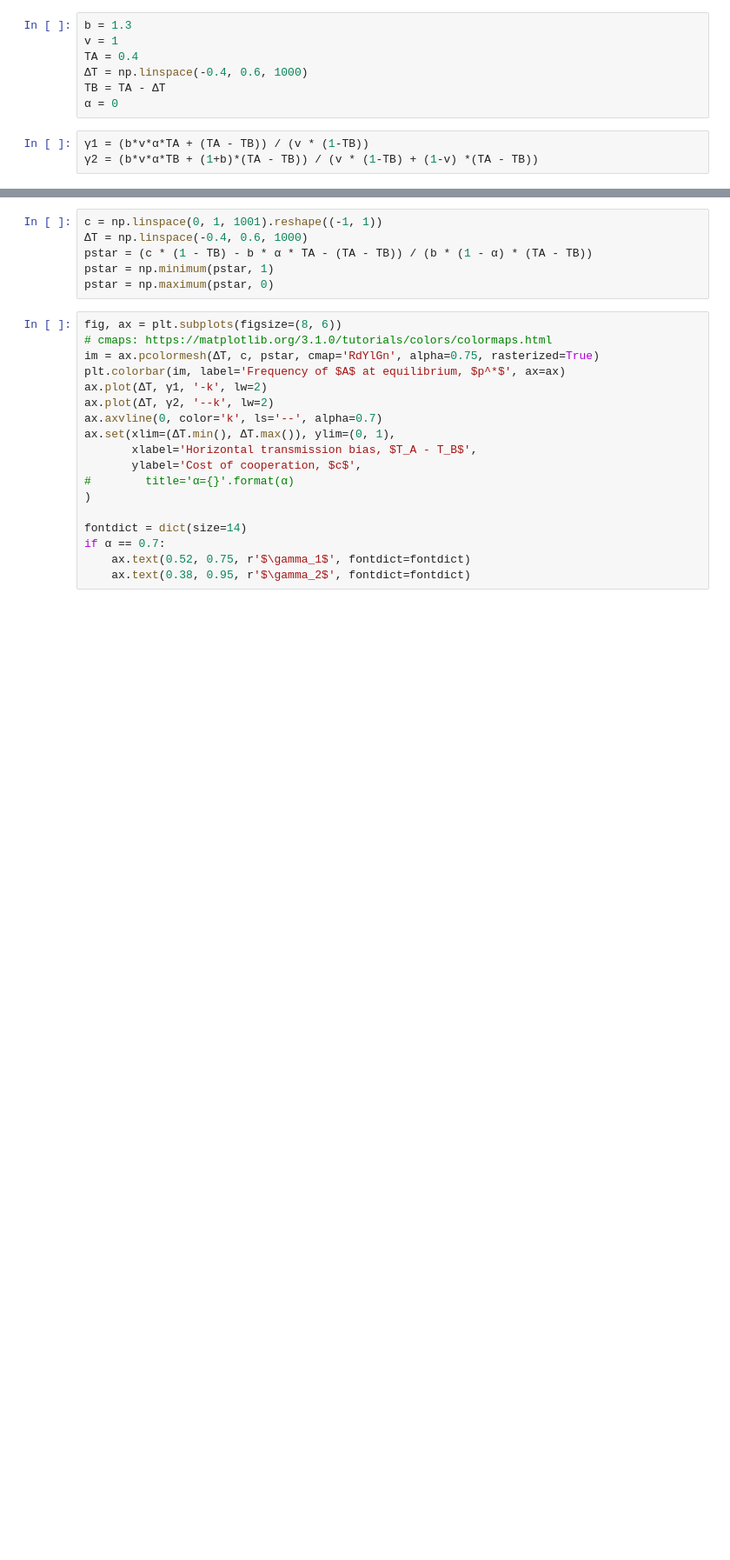
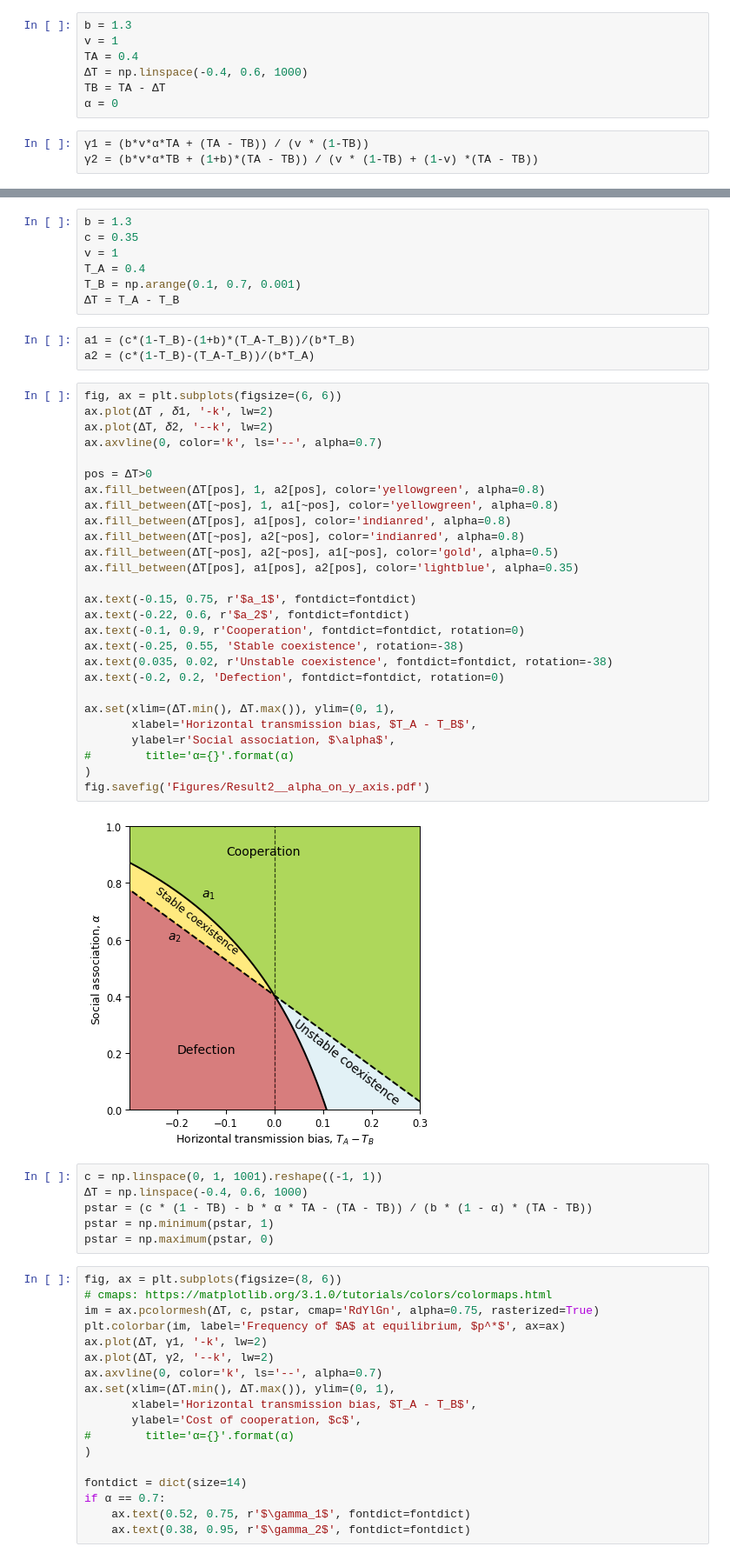
Before and after one commit to yoavram-lab/CulturalCooperation, a Jupyter notebook: ms/figures.ipynb, the cells around one changed output, grey strips where cells are left out. Shown at 87% size. Saved outputs shown, nothing was run; the diff lists cells and outputs as text; blank space fills up the shorter version.

```diff
--- a/ms/figures.ipynb
+++ b/ms/figures.ipynb
@@ -63,3 +63,42 @@ if α==0.7:
+# %%
+b = 1.3
+c = 0.35
+v = 1
+T_A = 0.4
+T_B = np.arange(0.1, 0.7, 0.001)
+ΔT = T_A - T_B
+# %%
+a1 = (c*(1-T_B)-(1+b)*(T_A-T_B))/(b*T_B)
+a2 = (c*(1-T_B)-(T_A-T_B))/(b*T_A)
+# %%
+fig, ax = plt.subplots(figsize=(6, 6))
+ax.plot(ΔT , 𝛿1, '-k', lw=2)
+ax.plot(ΔT, 𝛿2, '--k', lw=2)
+ax.axvline(0, color='k', ls='--', alpha=0.7)
+
+pos = ΔT>0
+ax.fill_between(ΔT[pos], 1, a2[pos], color='yellowgreen', alpha=0.8)
+ax.fill_between(ΔT[~pos], 1, a1[~pos], color='yellowgreen', alpha=0.8)
+ax.fill_between(ΔT[pos], a1[pos], color='indianred', alpha=0.8)
+ax.fill_between(ΔT[~pos], a2[~pos], color='indianred', alpha=0.8)
+ax.fill_between(ΔT[~pos], a2[~pos], a1[~pos], color='gold', alpha=0.5)
+ax.fill_between(ΔT[pos], a1[pos], a2[pos], color='lightblue', alpha=0.35)
+
+ax.text(-0.15, 0.75, r'$a_1$', fontdict=fontdict)
+ax.text(-0.22, 0.6, r'$a_2$', fontdict=fontdict)
+ax.text(-0.1, 0.9, r'Cooperation', fontdict=fontdict, rotation=0)
+ax.text(-0.25, 0.55, 'Stable coexistence', rotation=-38)
+ax.text(0.035, 0.02, r'Unstable coexistence', fontdict=fontdict, rotation=-38)
+ax.text(-0.2, 0.2, 'Defection', fontdict=fontdict, rotation=0)
+
+ax.set(xlim=(ΔT.min(), ΔT.max()), ylim=(0, 1),
+       xlabel='Horizontal transmission bias, $T_A - T_B$',
+       ylabel=r'Social association, $\alpha$',
+#        title='α={}'.format(α)
+)
+fig.savefig('Figures/Result2__alpha_on_y_axis.pdf')
+# %% [output]
+[figure, added]
 # %%
 c = np.linspace(0, 1, 1001).reshape((-1, 1))
 ΔT = np.linspace(-0.4, 0.6, 1000)
```
Also changed, not shown: parts of 2 cells of this notebook, 6 other files.
